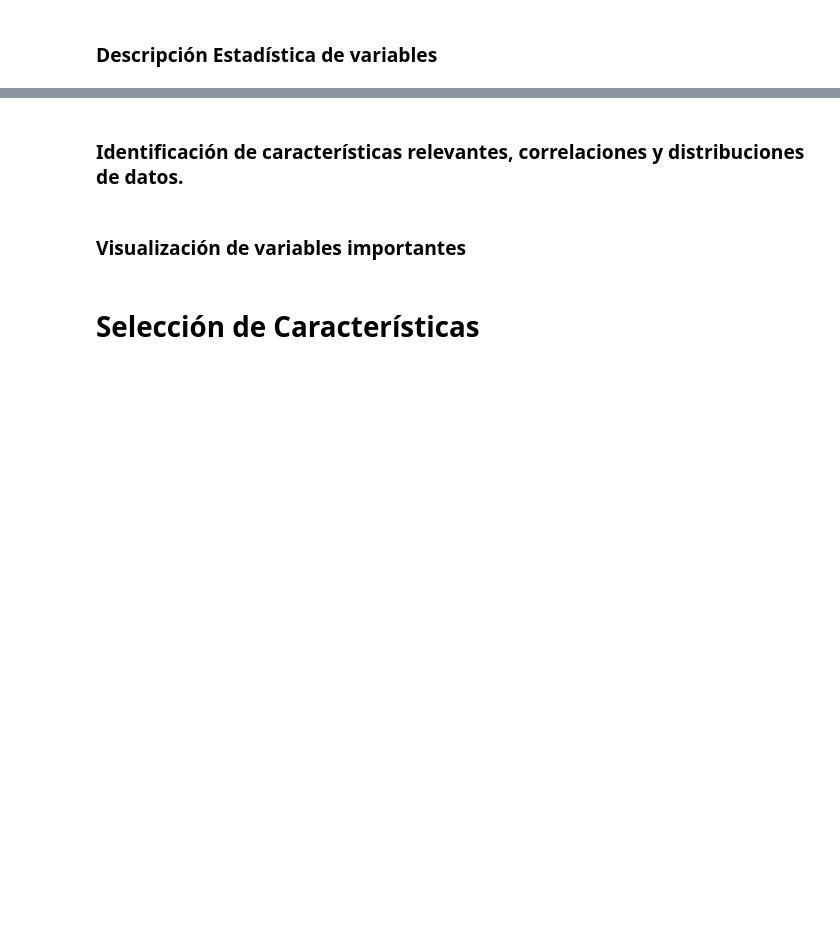
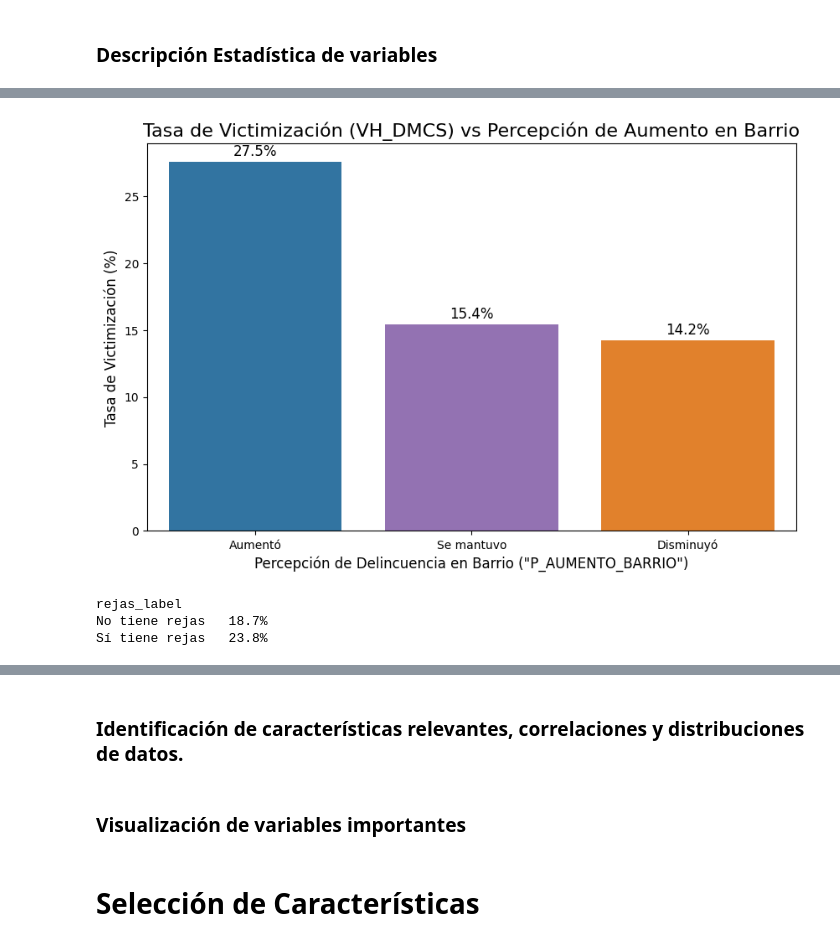
Before and after one commit to zMRGABOz/tarea_2_ia, a Jupyter notebook: src/main.ipynb, the cells around one changed output, grey strips where cells are left out. Saved outputs shown, nothing was run; the diff lists cells and outputs as text; code cells hidden in the pictures; blank space fills up the shorter version.

```diff
--- a/src/main.ipynb
+++ b/src/main.ipynb
@@ -16,0 +356,35 @@ display(df.isnull().sum().to_frame("Missing Values"))
+# %%
+# Preparar datos para el gráfico
+df_plot_c = tasa_victim_percep.reset_index(name='Tasa de Victimización (%)')
+
+# Graficar
+plt.figure(figsize=(10, 6))
+ax_c = sns.barplot(
+    x='percepcion_label',
+    y='Tasa de Victimización (%)',
+    hue='percepcion_label', # Asigna hue para colorear
+    data=df_plot_c,
+    order=['Aumentó', 'Se mantuvo', 'Disminuyó'], # Orden lógico
+    dodge=False
+)
+
+ax_c.set_title('Tasa de Victimización (VH_DMCS) vs Percepción de Aumento en Barrio', fontsize=16)
+ax_c.set_xlabel('Percepción de Delincuencia en Barrio ("P_AUMENTO_BARRIO")', fontsize=12)
+ax_c.set_ylabel('Tasa de Victimización (%)', fontsize=12)
+
+# Anotar barras verticales
+for p in ax_c.patches:
+    ax_c.annotate(f'{p.get_height():.1f}%',
+                  (p.get_x() + p.get_width() / 2., p.get_height()),
+                  ha='center', va='center', xytext=(0, 9), textcoords='offset points', fontsize=12)
+# %% [output]
+[figure, added]
+# %%
+tasa_victim_rejas = df_informantes.groupby('rejas_label')['VH_DMCS'].mean() * 100
+
+# Imprimir Tabla
+print(tasa_victim_rejas.to_string(float_format='{:.1f}%'.format))
+# %% [output]
+rejas_label
+No tiene rejas   18.7%
+Sí tiene rejas   23.8%
```
Also changed, not shown: parts of 22 cells of this notebook, 2 other files.
